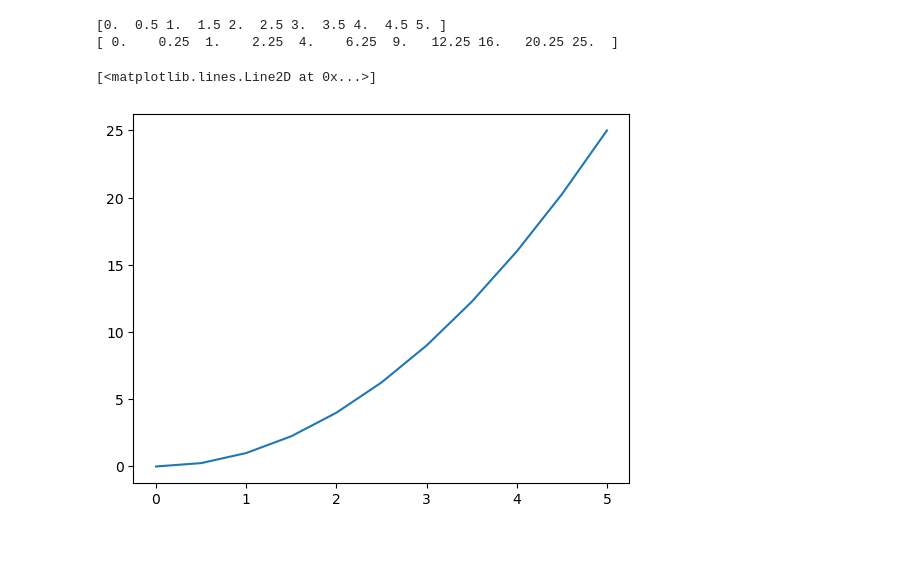
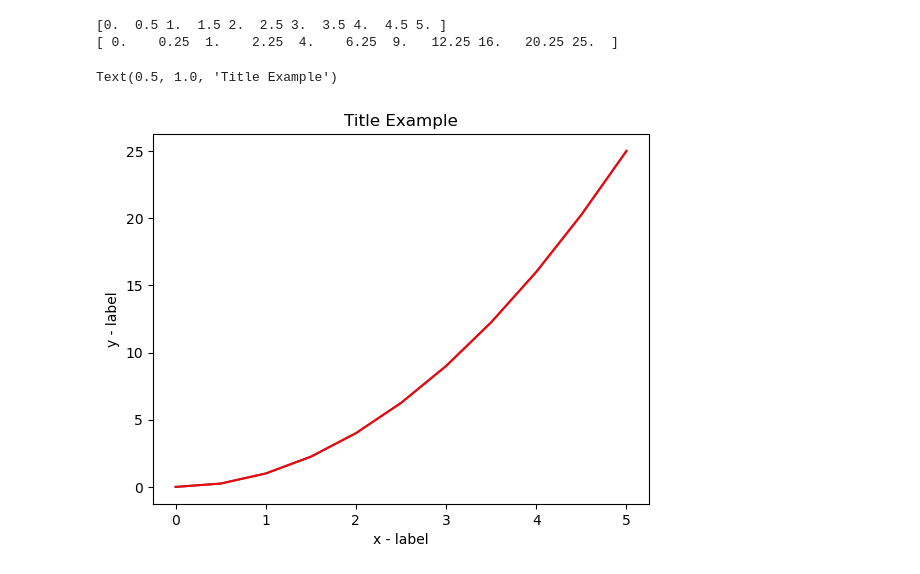
Before and after one commit to Lizaa-sm/python_to_DS, a Jupyter notebook: Python_MatPlot/Introduction_Matplotlib.ipynb, the cells around one changed output. Saved outputs shown, nothing was run; the diff lists cells and outputs as text; code cells hidden in the pictures; blank space fills up the shorter version.

```diff
--- a/Python_MatPlot/Introduction_Matplotlib.ipynb
+++ b/Python_MatPlot/Introduction_Matplotlib.ipynb
@@ -22,6 +22,13 @@ print(y)
 # %%
 plt.plot(x, y)
 # plt.show()
+# If you want change color:
+plt.plot(x, y, 'r-')
+# If you want to add a label, just do:
+plt.xlabel('x - label')
+plt.ylabel('y - label')
+# If you want to add a title, do this:
+plt.title('Title Example')
 # %% [output]
-[<matplotlib.lines.Line2D at 0x...>]
+Text(0.5, 1.0, 'Title Example')
-[figure, old version]
+[figure, new version]
```
Also changed, not shown: parts of 3 cells of this notebook.
